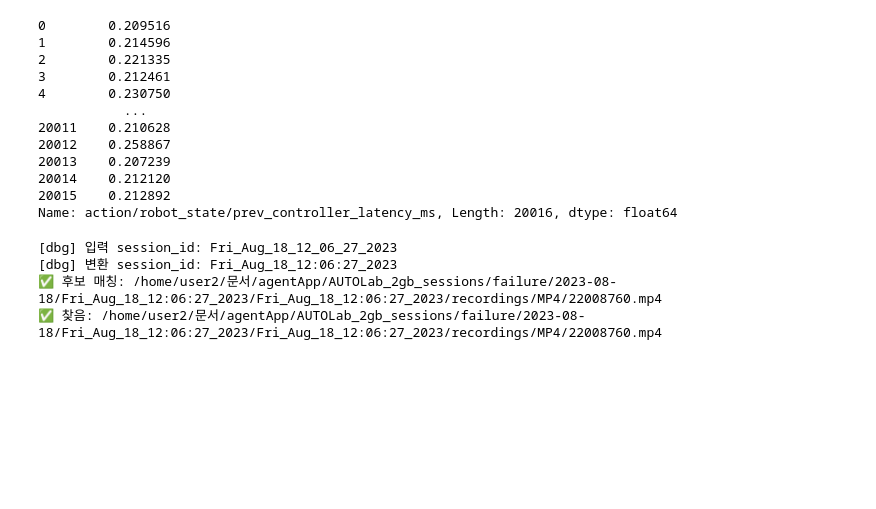
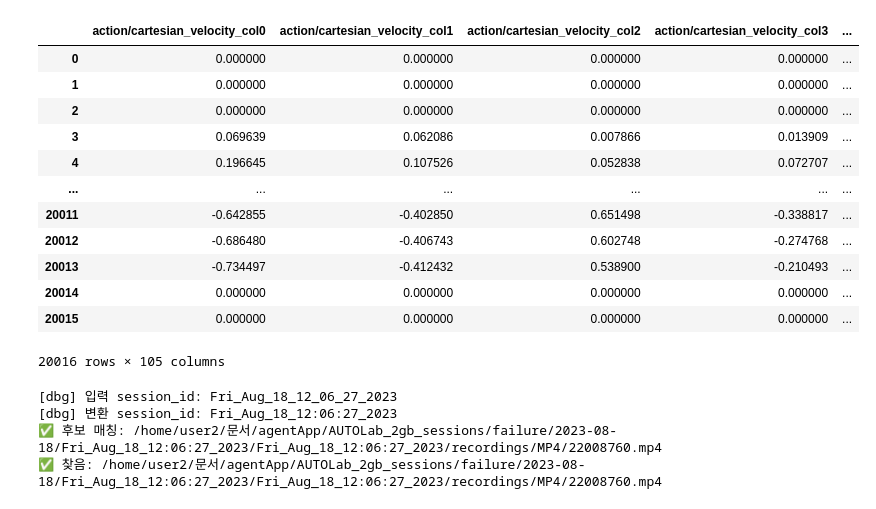
Before and after one commit to JunhoThemaster/agentApp, a Jupyter notebook: test.ipynb, the cells around one changed output. Drawn from its saved outputs; the diff is of its cells as text; code cells hidden in the pictures; blank space fills up the shorter version.

```diff
--- a/test.ipynb
+++ b/test.ipynb
@@ -135,22 +135,23 @@ print(json.dumps(docs[0], ensure_ascii=False, indent=2))
 # %%
 import pandas as pd
 # %%
-df1 = pd.read_csv("/home/user2/문서/agentApp/backend/app/data/all_labs_merged.csv")
+df1 = pd.read_csv("/home/dickson/문서/agentApp/backend/app/data/all_labs_merged.csv")
 # %%
-df1['action/robot_state/prev_controller_latency_ms']
+df1
 # %% [output]
+|  | action/cartesian_velocity_col0 | action/cartesian_velocity_col1 | action/cartesian_velocity_col2 | action/cartesian_velocity_col3 | ... |
+| 0 | 0.000000 | 0.000000 | 0.000000 | 0.000000 | ... |
+| 1 | 0.000000 | 0.000000 | 0.000000 | 0.000000 | ... |
+| 2 | 0.000000 | 0.000000 | 0.000000 | 0.000000 | ... |
+| 3 | 0.069639 | 0.062086 | 0.007866 | 0.013909 | ... |
+| 4 | 0.196645 | 0.107526 | 0.052838 | 0.072707 | ... |
+| ... | ... | ... | ... | ... | ... |
+| 20011 | -0.642855 | -0.402850 | 0.651498 | -0.338817 | ... |
+| 20012 | -0.686480 | -0.406743 | 0.602748 | -0.274768 | ... |
+| 20013 | -0.734497 | -0.412432 | 0.538900 | -0.210493 | ... |
+| 20014 | 0.000000 | 0.000000 | 0.000000 | 0.000000 | ... |
+| 20015 | 0.000000 | 0.000000 | 0.000000 | 0.000000 | ... |
-0        0.209516
-1        0.214596
-2        0.221335
-3        0.212461
-4        0.230750
-           ...
-20011    0.210628
-20012    0.258867
-20013    0.207239
-20014    0.212120
-20015    0.212892
-Name: action/robot_state/prev_controller_latency_ms, Length: 20016, dtype: float64
+20016 rows × 105 columns
 # %%
 from pathlib import Path
 import re
```
Also changed, not shown: parts of 7 cells of this notebook, 6 other files.
